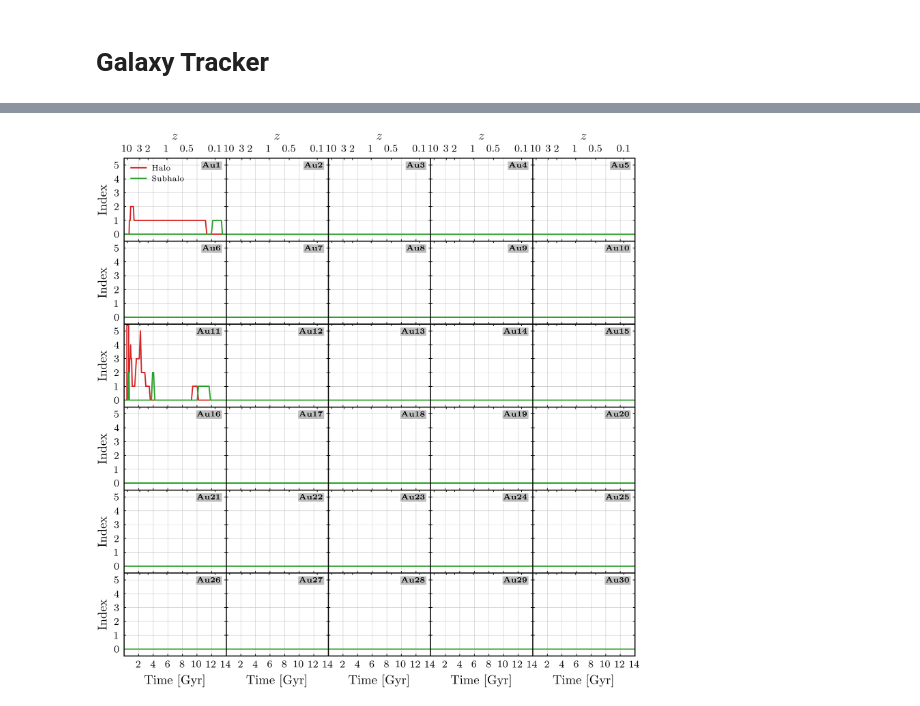
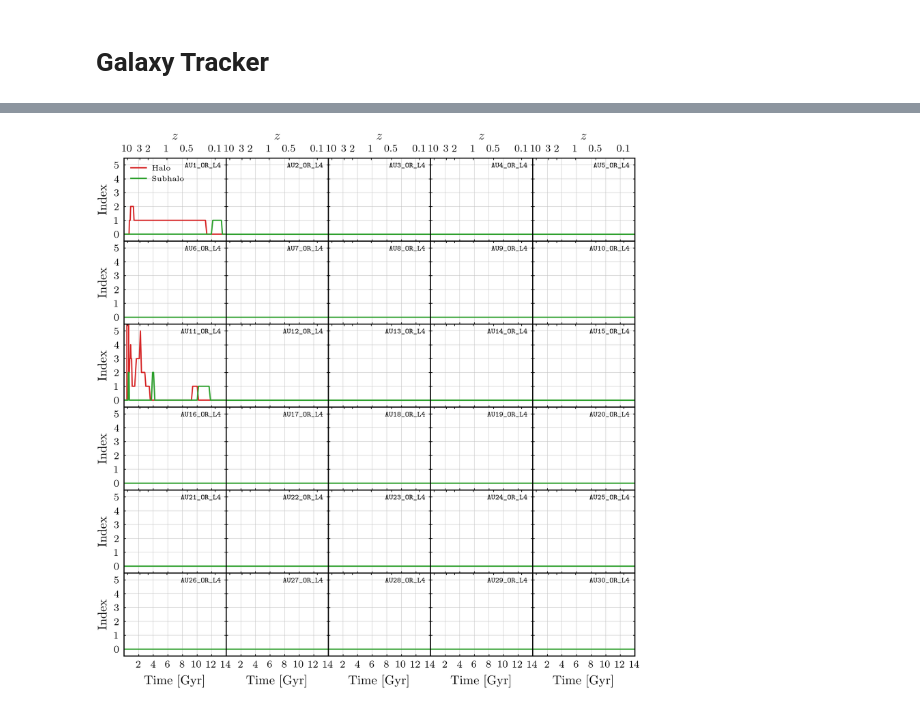
Before and after one commit to ffiza/auriga-metals, a Jupyter notebook: scripts/Galaxy Tracker.ipynb, the cells around one changed output, grey strips where cells are left out. Cells and saved outputs as stored; diff of their text form; code cells hidden in the pictures.

Commit message:
Improve plots and add documentation.

```diff
--- a/scripts/Galaxy Tracker.ipynb
+++ b/scripts/Galaxy Tracker.ipynb
@@ -57,4 +59,7 @@ plot_tracker_for_galaxy(simulation="au1_or_l4")
 # %%
+# TODO: Transform this cell into a method that takes a list of galaxies
+#  and fix labels.
+
 fig = plt.figure(figsize=(7.2, 7.2))
 gs = fig.add_gridspec(nrows=6, ncols=5, hspace=0.0, wspace=0.0)
 axs = gs.subplots(sharex=True, sharey=True)
@@ -62,38 +67,34 @@ axs = gs.subplots(sharex=True, sharey=True)
 for ax_idx, ax in enumerate(axs.flat):
     ax.label_outer()
     ax.grid(True, ls='-', lw=0.25, c='silver')
     ax.tick_params(which='both', direction="in")
     ax.set_xlim(0, 14)
     ax.set_ylim(-0.5, 5.5)
     ax.set_xticks([2, 4, 6, 8, 10, 12, 14])
     ax.set_yticks([0, 1, 2, 3, 4, 5])
 
     galaxy = ax_idx + 1
 
     paths = Paths(galaxy, False, 4)
     df = pd.read_csv(f"../{paths.results}temporal_data.csv")
     ax.plot(df["Time_Gyr"], df["MainHaloIdx"],
             c='tab:red', lw=1.0, label='Halo', zorder=10)
     ax.plot(df["Time_Gyr"], df["MainSubhaloIdx"],
             c='tab:green', lw=1.0, label='Subhalo', zorder=11)
 
     if galaxy == 1:
         ax.legend(loc='upper left', ncol=1, framealpha=0, fontsize=6.0)
 
     add_redshift(ax)
-    ax.text(x=0.95, y=0.95, s=r"$\bf{Au" + str(galaxy) + "}$", size=6.0,
-            ha='right', va='top', transform=ax.transAxes,
-            bbox={"facecolor": "silver",
-                  "edgecolor": "white",
-                  "pad": 0.2,
-                  "boxstyle": "round",
-                  "lw": 1.0})
+    ax.text(x=0.95, y=0.95, size=6.0,
+            s=r"$\texttt{" + f"au{galaxy}_or_l4".upper() + "}$",
+            ha='right', va='top', transform=ax.transAxes)
 
     if ax.get_subplotspec().is_first_col():
         ax.set_ylabel('Index')
     if ax.get_subplotspec().is_last_row():
         ax.set_xlabel('Time [Gyr]')
 
 plt.show()
 # %% [output]
-[figure, old version]
+[figure, new version]
```
Also changed, not shown: parts of 2 cells of this notebook, 6 other files.
